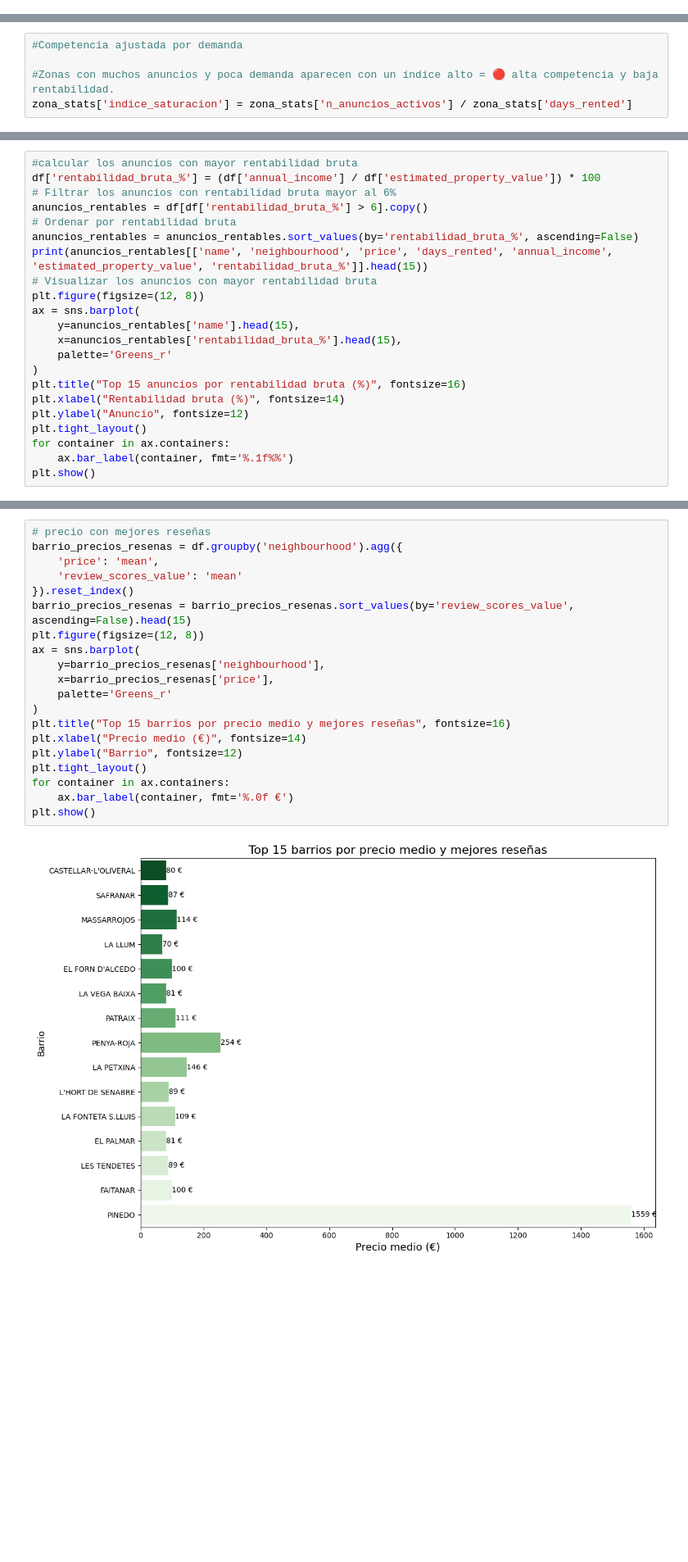
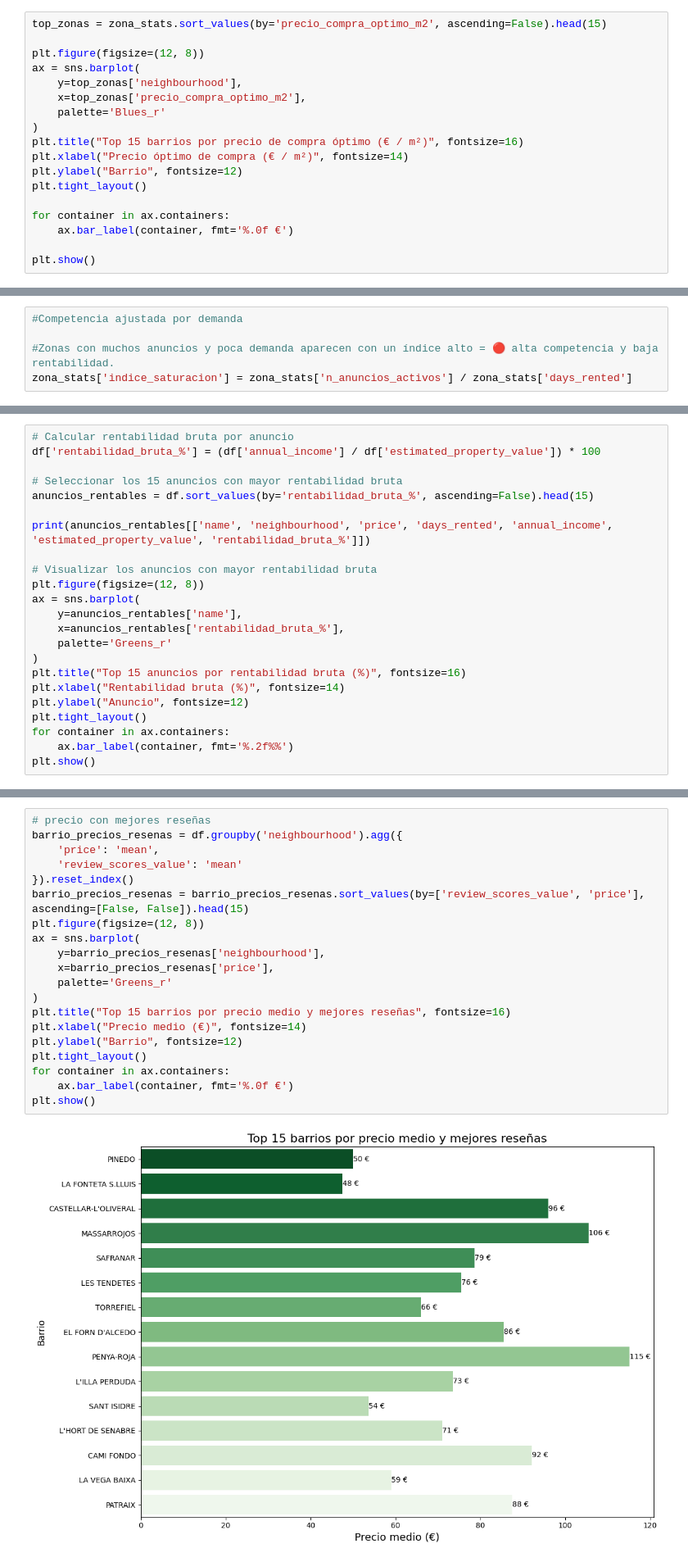
Before and after one commit to vfpomer/Analisis-de-inversion-inmobiliario, a Jupyter notebook: notebooks/Valencia_EDA.ipynb, the cells around one changed output, grey strips where cells are left out. Shown at 82% size. Drawn from its saved outputs; the diff is of its cells as text; blank space fills up the shorter version.

```diff
--- a/notebooks/Valencia_EDA.ipynb
+++ b/notebooks/Valencia_EDA.ipynb
@@ -237,0 +215,18 @@ La imagen muestra el ranking de barrios de Valencia según el precio de alquiler
+# %%
+top_zonas = zona_stats.sort_values(by='precio_compra_optimo_m2', ascending=False).head(15)
+
+plt.figure(figsize=(12, 8))
+ax = sns.barplot(
+    y=top_zonas['neighbourhood'],
+    x=top_zonas['precio_compra_optimo_m2'],
+    palette='Blues_r'
+)
+plt.title("Top 15 barrios por precio de compra óptimo (€ / m²)", fontsize=16)
+plt.xlabel("Precio óptimo de compra (€ / m²)", fontsize=14)
+plt.ylabel("Barrio", fontsize=12)
+plt.tight_layout()
+
+for container in ax.containers:
+    ax.bar_label(container, fmt='%.0f €')
+
+plt.show()
@@ -513,16 +515,17 @@ La imagen muestra el ranking de barrios de Valencia según el número de anuncio
 # %%
-#calcular los anuncios con mayor rentabilidad bruta
+# Calcular rentabilidad bruta por anuncio
 df['rentabilidad_bruta_%'] = (df['annual_income'] / df['estimated_property_value']) * 100
-# Filtrar los anuncios con rentabilidad bruta mayor al 6%
-anuncios_rentables = df[df['rentabilidad_bruta_%'] > 6].copy()
-# Ordenar por rentabilidad bruta
-anuncios_rentables = anuncios_rentables.sort_values(by='rentabilidad_bruta_%', ascending=False)
-print(anuncios_rentables[['name', 'neighbourhood', 'price', 'days_rented', 'annual_income', 'estimated_property_value', 'rentabilidad_bruta_%']].head(15))
+
+# Seleccionar los 15 anuncios con mayor rentabilidad bruta
+anuncios_rentables = df.sort_values(by='rentabilidad_bruta_%', ascending=False).head(15)
+
+print(anuncios_rentables[['name', 'neighbourhood', 'price', 'days_rented', 'annual_income', 'estimated_property_value', 'rentabilidad_bruta_%']])
+
 # Visualizar los anuncios con mayor rentabilidad bruta
 plt.figure(figsize=(12, 8))
 ax = sns.barplot(
-    y=anuncios_rentables['name'].head(15),
-    x=anuncios_rentables['rentabilidad_bruta_%'].head(15),
+    y=anuncios_rentables['name'],
+    x=anuncios_rentables['rentabilidad_bruta_%'],
     palette='Greens_r'
 )
 plt.title("Top 15 anuncios por rentabilidad bruta (%)", fontsize=16)
@@ -530,6 +533,6 @@ plt.xlabel("Rentabilidad bruta (%)", fontsize=14)
 plt.ylabel("Anuncio", fontsize=12)
 plt.tight_layout()
 for container in ax.containers:
-    ax.bar_label(container, fmt='%.1f%%')
+    ax.bar_label(container, fmt='%.2f%%')
 plt.show()
 # %% [output]
@@ -1138,23 +1149,23 @@ La imagen anterior muestra el ranking de los barrios de Valencia según el preci
 # %%
 # precio con mejores reseñas
 barrio_precios_resenas = df.groupby('neighbourhood').agg({
     'price': 'mean',
     'review_scores_value': 'mean'
 }).reset_index()
-barrio_precios_resenas = barrio_precios_resenas.sort_values(by='review_scores_value', ascending=False).head(15)
+barrio_precios_resenas = barrio_precios_resenas.sort_values(by=['review_scores_value', 'price'], ascending=[False, False]).head(15)
 plt.figure(figsize=(12, 8))
 ax = sns.barplot(
     y=barrio_precios_resenas['neighbourhood'],
     x=barrio_precios_resenas['price'],
     palette='Greens_r'
 )
 plt.title("Top 15 barrios por precio medio y mejores reseñas", fontsize=16)
 plt.xlabel("Precio medio (€)", fontsize=14)
 plt.ylabel("Barrio", fontsize=12)
 plt.tight_layout()
 for container in ax.containers:
     ax.bar_label(container, fmt='%.0f €')
 plt.show()
 # %% [output]
-[figure, old version]
+[figure, new version]
 # %% [markdown]
```
Also changed, not shown: parts of 87 cells of this notebook, 3 other files.
